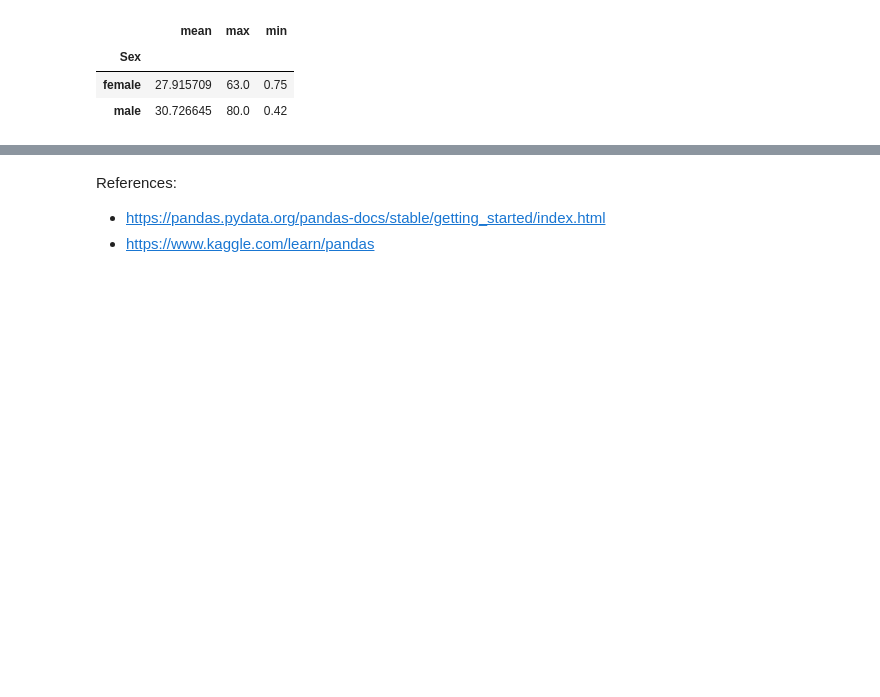
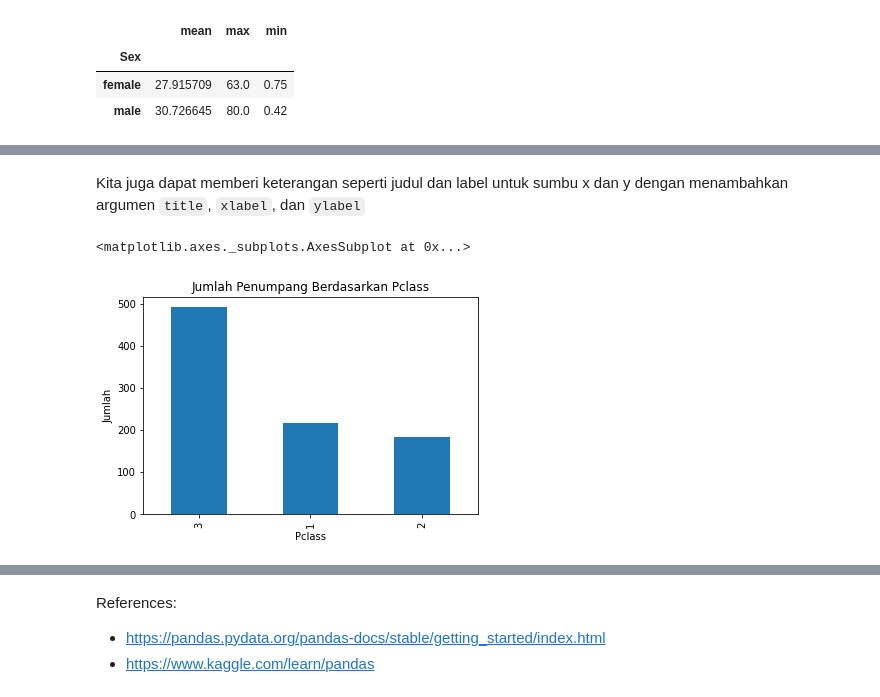
Before and after one commit to richardcsuwandi/ppsdcw1, a Jupyter notebook: template.ipynb, the cells around one changed output, grey strips where cells are left out. Cells and saved outputs as stored; diff of their text form; code cells hidden in the pictures; blank space fills up the shorter version.

```diff
--- a/template.ipynb
+++ b/template.ipynb
@@ -556,0 +629,11 @@ Berapakah nilai minimum, maksimum, dan rata-rata usia untuk tiap kategori `Pclas
+# %% [markdown]
+Kita juga dapat memberi keterangan seperti judul dan label untuk sumbu x dan y dengan menambahkan argumen `title`, `xlabel`, dan `ylabel`
+# %%
+# Menambahkan title, xlabel, dan ylabel
+df["Pclass"].value_counts().plot(kind="bar",
+                                 title="Jumlah Penumpang Berdasarkan Pclass",
+                                 xlabel="Pclass",
+                                 ylabel="Jumlah")
+# %% [output]
+<matplotlib.axes._subplots.AxesSubplot at 0x...>
+[figure, added]
```
Also changed, not shown: parts of 22 cells of this notebook.
